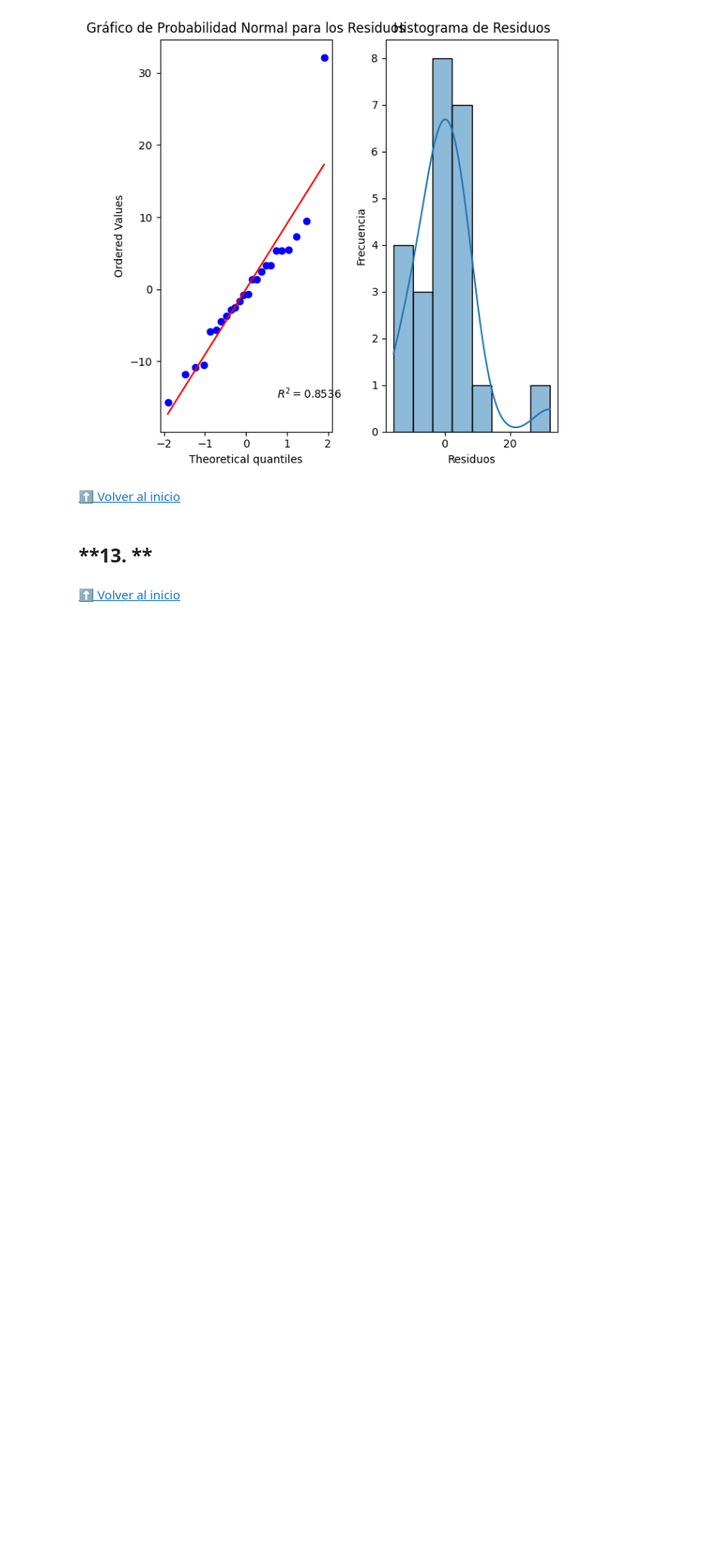
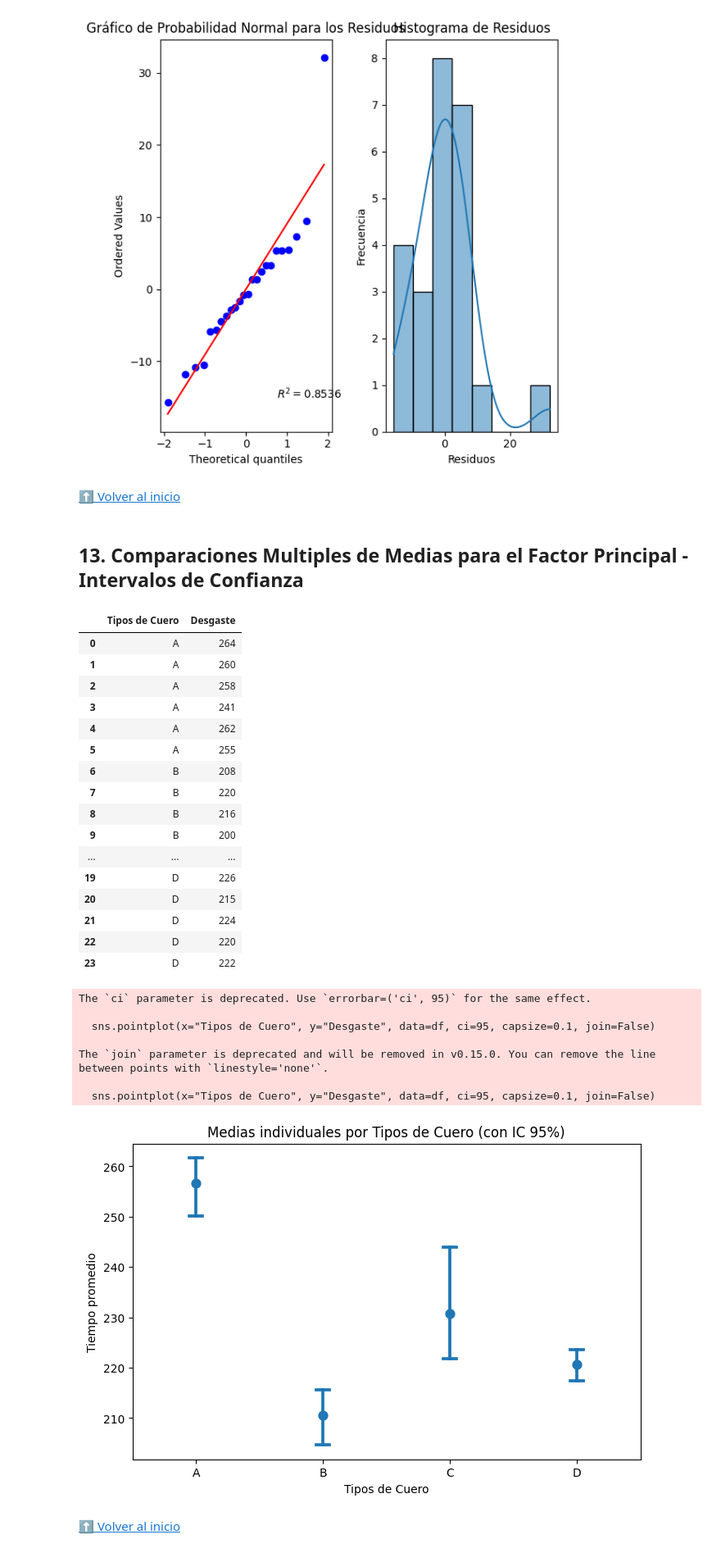
Before and after one commit to JSEFERINO/DISE-O2025, a Jupyter notebook: 202501_Doe_DCA.ipynb, the cells around one changed output. Shown at 82% size. Drawn from its saved outputs; the diff is of its cells as text; code cells hidden in the pictures; blank space fills up the shorter version.

```diff
--- a/202501_Doe_DCA.ipynb
+++ b/202501_Doe_DCA.ipynb
@@ -643,7 +609,59 @@ plt.show()
 [⬆️ Volver al inicio](#inicio)
 # %% [markdown]
 <a name="T13"></a>
-## **13. **
+## **13. Comparaciones Multiples de Medias para el Factor Principal - Intervalos de Confianza**
+# %%
+# @title **A. Gráfico de medias individuales en Python**
+
+import pandas as pd
+import seaborn as sns
+import matplotlib.pyplot as plt
+
+# @title **A. DataFrame en Python**
+data = {'Tipos de Cuero': ['A'] * 6 + ['B'] * 6 + ['C'] * 6 + ['D'] * 6,
+        'Desgaste': [264, 260, 258, 241, 262, 255,
+                     208, 220, 216, 200, 213, 206,
+                     220, 263, 219, 225, 230, 228,
+                     217, 226, 215, 224, 220, 222]}
+
+df = pd.DataFrame(data)
+display(df)
+
+
+
+# Gráfico de medias con IC 95%
+plt.figure(figsize=(8,5))
+sns.pointplot(x="Tipos de Cuero", y="Desgaste", data=df, ci=95, capsize=0.1, join=False)
+
+plt.title("Medias individuales por Tipos de Cuero (con IC 95%)")
+plt.ylabel("Tiempo promedio")
+plt.show()
+# %% [output]
+|  | Tipos de Cuero | Desgaste |
+| 0 | A | 264 |
+| 1 | A | 260 |
+| 2 | A | 258 |
+| 3 | A | 241 |
+| 4 | A | 262 |
+| 5 | A | 255 |
+| 6 | B | 208 |
+| 7 | B | 220 |
+| 8 | B | 216 |
+| 9 | B | 200 |
+| ... | ... | ... |
+| 19 | D | 226 |
+| 20 | D | 215 |
+| 21 | D | 224 |
+| 22 | D | 220 |
+| 23 | D | 222 |
+The `ci` parameter is deprecated. Use `errorbar=('ci', 95)` for the same effect.
+
+  sns.pointplot(x="Tipos de Cuero", y="Desgaste", data=df, ci=95, capsize=0.1, join=False)
+
+The `join` parameter is deprecated and will be removed in v0.15.0. You can remove the line between points with `linestyle='none'`.
+
+  sns.pointplot(x="Tipos de Cuero", y="Desgaste", data=df, ci=95, capsize=0.1, join=False)
+[figure, added]
 # %% [markdown]
 [⬆️ Volver al inicio](#inicio)
 # %% [markdown]
```
Also changed, not shown: parts of 51 cells of this notebook.
